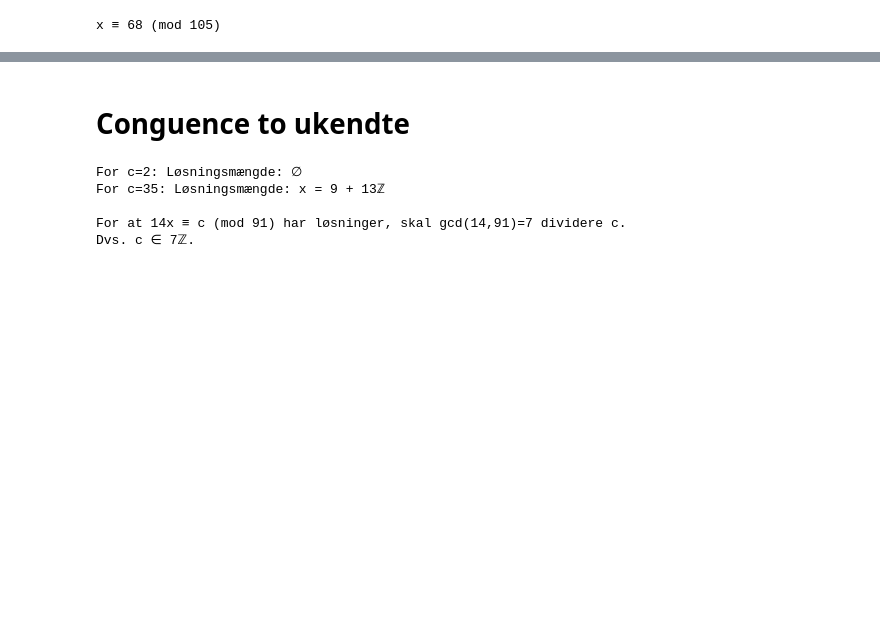
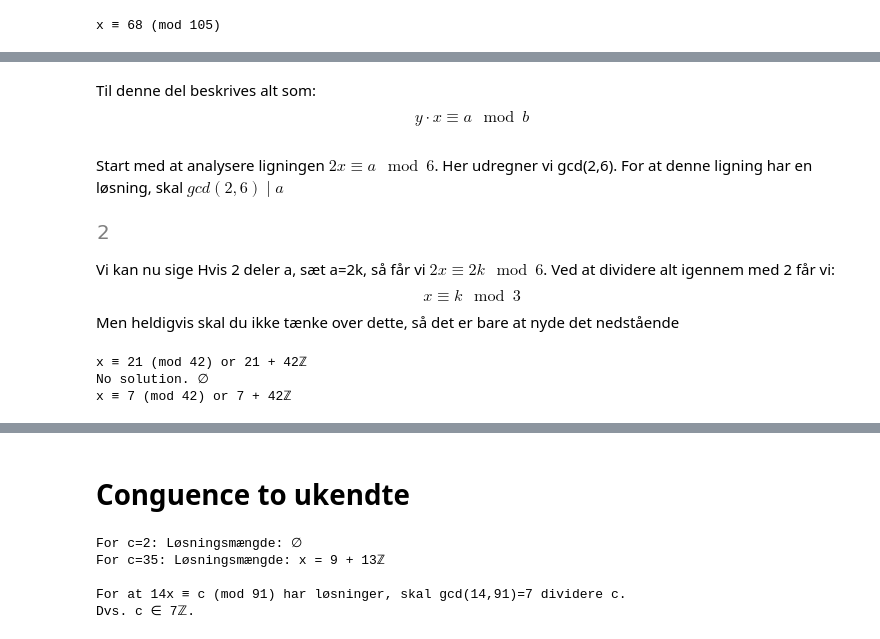
Before and after one commit to Chrisser1/descrete-mat, a Jupyter notebook: discMatSympy.ipynb, the cells around one changed output, grey strips where cells are left out. Cells and saved outputs as stored; diff of their text form; code cells hidden in the pictures; blank space fills up the shorter version.

```diff
--- a/discMatSympy.ipynb
+++ b/discMatSympy.ipynb
@@ -81,0 +102,40 @@ x ≡ 68 (mod 105)
+# %% [markdown]
+Til denne del beskrives alt som:
+$$
+y \cdot x \equiv a \mod{b}
+$$
+# %% [markdown]
+Start med at analysere ligningen $2x\equiv a \mod{6}$.
+Her udregner vi gcd(2,6). For at denne ligning har en løsning, skal $gcd(2,6) \mid a$
+# %%
+g = gcd(2,6)
+g
+# %% [output]
+[figure, added]
+# %% [markdown]
+Vi kan nu sige Hvis 2 deler a, sæt a=2k, så får vi $2x \equiv 2k \mod{6}$.
+Ved at dividere alt igennem med 2 får vi:
+$$
+x \equiv k \mod{3}
+$$
+Men heldigvis skal du ikke tænke over dette, så det er bare at nyde det nedstående
+# %%
+# Indskriv værdier
+a_val = [0,1,2]
+for a in a_val:
+    # Inskriv formler
+    equations = [
+        (2, a, 6),  # 2x ≡ a (mod 6)
+        (1, 7, 14)  #  x ≡ 7 (mod 14)
+    ]
+
+    res = solve_system_congruences(equations)
+    if res is None:
+        print("No solution. ∅")
+    else:
+        sol, mod = res
+        print(f"x ≡ {sol} (mod {mod}) or {sol} + {mod}ℤ")
+# %% [output]
+x ≡ 21 (mod 42) or 21 + 42ℤ
+No solution. ∅
+x ≡ 7 (mod 42) or 7 + 42ℤ
```
Also changed, not shown: parts of 16 cells of this notebook, 4 other files.
